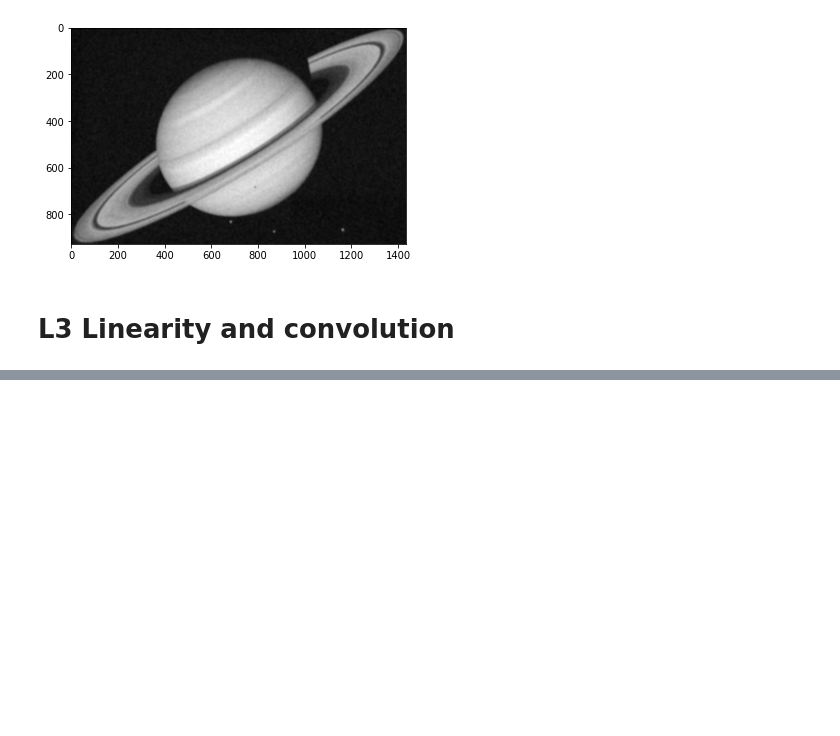
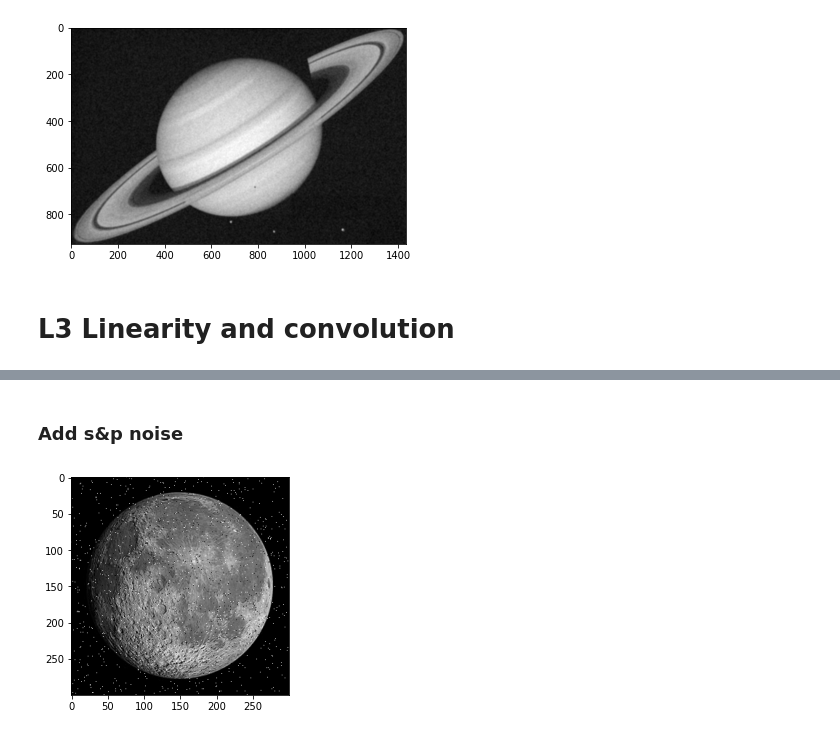
Before and after one commit to aten2001/CS6476-CV-1, a Jupyter notebook: 2A Linear image processing/In Class.ipynb, the cells around one changed output, grey strips where cells are left out. Saved outputs shown, nothing was run; the diff lists cells and outputs as text; code cells hidden in the pictures; blank space fills up the shorter version.

```diff
--- a/2A Linear image processing/In Class.ipynb
+++ b/2A Linear image processing/In Class.ipynb
@@ -77,0 +130,8 @@ plt.show()
+# %% [markdown]
+### Add s&p noise
+# %%
+noise_img = random_noise(img, mode='s&p',amount=0.02)
+plt.imshow(noise_img, cmap='gray')
+plt.show()
+# %% [output]
+[figure, added]
```
Also changed, not shown: parts of 19 cells of this notebook, 3 other files.
